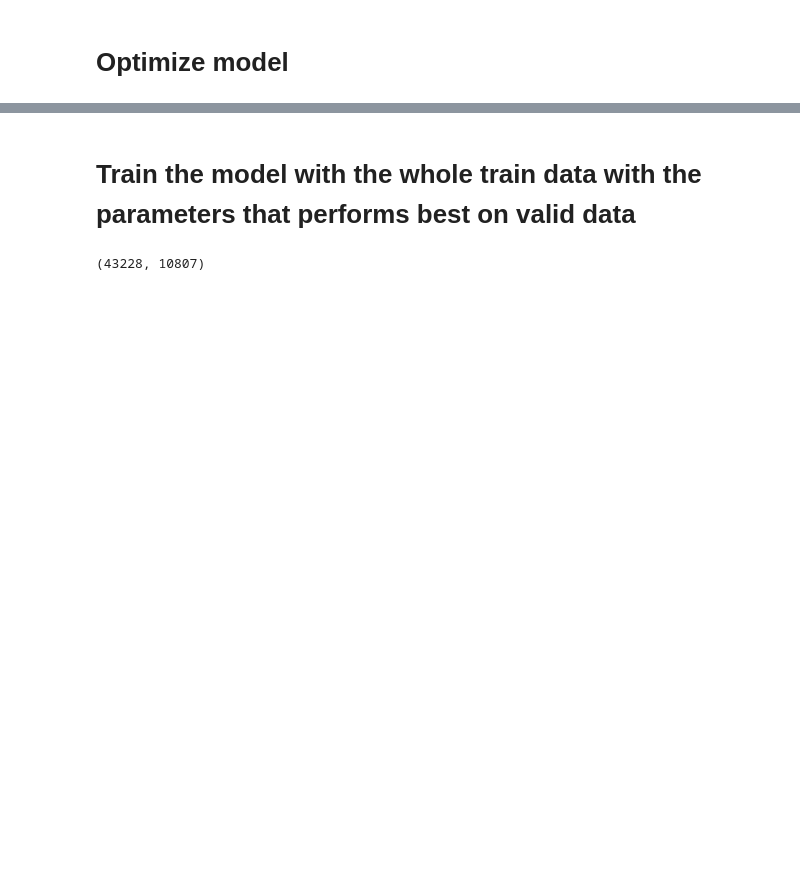
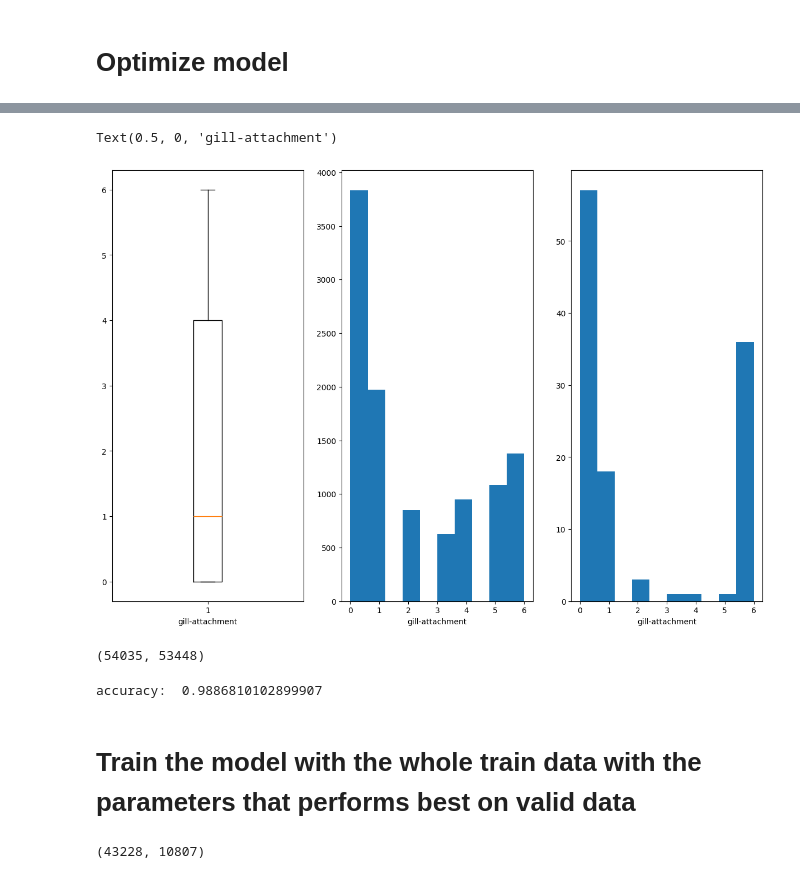
Before and after one commit to hiendamvan/mushroom_edible_classification, a Jupyter notebook: random_forest.ipynb, the cells around one changed output, grey strips where cells are left out. Drawn from its saved outputs; the diff is of its cells as text; code cells hidden in the pictures; blank space fills up the shorter version.

```diff
--- a/random_forest.ipynb
+++ b/random_forest.ipynb
@@ -164,0 +136,7 @@ Maximum accuracy :  0.9898214120477469  with n_estimators =  80
+# %%
+y_valid['pred'] = y_pred.tolist()
+# %%
+# get all misclassified indices
+y_valid_miss = y_valid[y_valid['class'] != y_valid['pred']]
+# %%
+miss = pd.merge(x_valid, y_valid_miss, left_index=True, right_index=True)
@@ -164,0 +167,21 @@ Maximum accuracy :  0.9898214120477469  with n_estimators =  80
+# %%
+# gill-attachment: phan giua it false hon
+# stem height: outlier false
+
+fig, axes = plt.subplots(1,3 , figsize=(15, 10))
+axes[0].boxplot(data=x_valid, x = "gill-attachment")
+axes[0].set_xlabel("gill-attachment")
+axes[1].hist(data=x_valid, x = "gill-attachment")
+axes[1].set_xlabel("gill-attachment")
+axes[2].hist(data=miss, x = "gill-attachment")
+axes[2].set_xlabel("gill-attachment")
+# %% [output]
+Text(0.5, 0, 'gill-attachment')
+[figure, added]
+# %%
+# remove outlier
+from scipy import stats
+df_clean = df[(np.abs(stats.zscore(df)) < 3.5).all(axis=1)]
+len(df), len(df_clean)
+# %% [output]
+(54035, 53448)
@@ -165,2 +194,9 @@ Maximum accuracy :  0.9898214120477469  with n_estimators =  80
+# %%
+model = RandomForestClassifier(n_estimators= 120)
+model.fit(x_train, y_train)
+y_pred = model.predict(x_valid)
+print("accuracy: ", metrics.accuracy_score(y_valid, y_pred))
+# %% [output]
+accuracy:  0.9886810102899907
 # %% [markdown]
 # Train the model with the whole train data with the parameters that performs best on valid data
```
Also changed, not shown: parts of 18 cells of this notebook, 1 other file.
